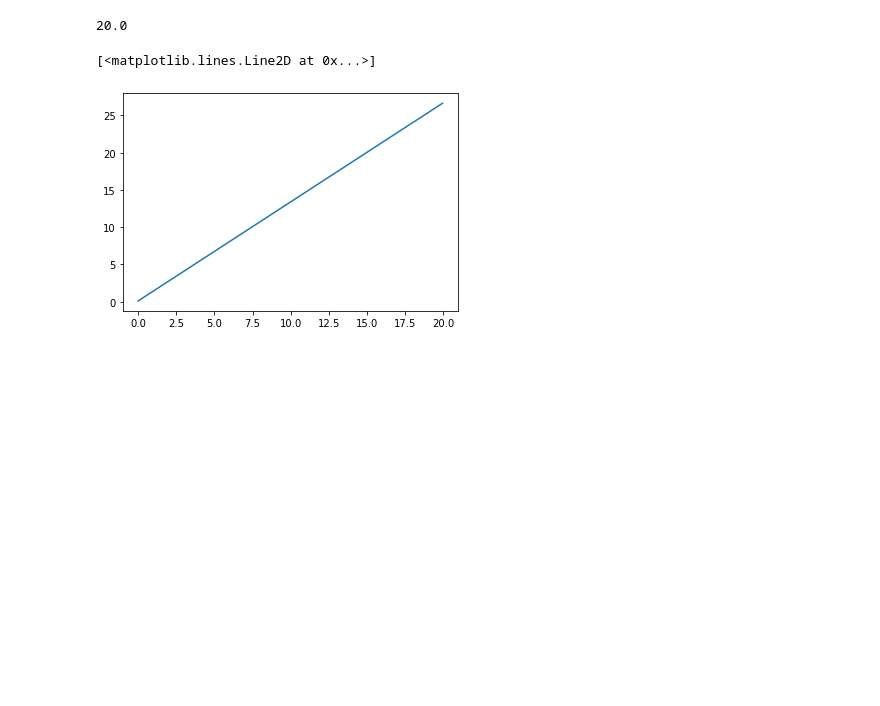
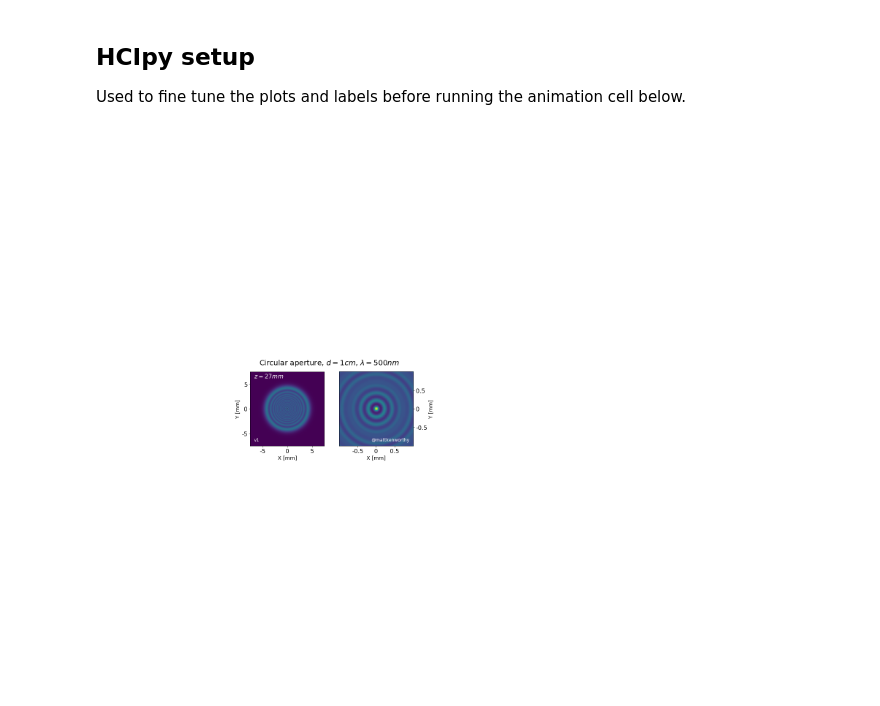
Before and after one commit to mkenworthy/astro_optics_animations, a Jupyter notebook: anim_near_and_far.ipynb, the cells around one changed output. Cells and saved outputs as stored; diff of their text form; code cells hidden in the pictures; blank space fills up the shorter version.

```diff
--- a/anim_near_and_far.ipynb
+++ b/anim_near_and_far.ipynb
@@ -41,14 +28,57 @@ plt.show()
-# %%
-
-dist = Stage()
-dist.add(Act(0.1, 26.7, 20))
-print(dist.total_time())
-
-
-t = np.arange(0,dist.total_time(),0.05)
-
-plt.plot(t, dist.t(t))
-# %% [output]
-20.0
-[<matplotlib.lines.Line2D at 0x...>]
-[figure, removed]
+# %% [markdown]
+## HCIpy setup
+
+Used to fine tune the plots and labels before running the animation cell below.
+# %%
+pupil_grid_2 = make_pupil_grid(1024, 0.015)
+aperture_2 = circular_aperture(0.01)(pupil_grid_2)
+
+fresnel_prop = FresnelPropagator(pupil_grid_2, 2)
+
+plt.figure(figsize=(8,4))
+
+wf = Wavefront(aperture_2, 500e-9)
+
+plt.cla()
+
+img = fresnel_prop(wf)
+
+plt.suptitle('Circular aperture, $d=1cm$, $\lambda=500nm$',fontsize=20)
+
+plt.subplot(1,2,1)
+
+imshow_field(img.intensity)
+plt.xticks(ticks=(-0.005,0,0.005), labels=(-5,0,5),fontsize=16)
+plt.yticks(ticks=(-0.005,0,0.005), labels=(-5,0,5),fontsize=16)
+
+plt.text(0.05,0.05,anim_version, fontsize=12, color='white',
+        horizontalalignment='left', verticalalignment='bottom',
+        transform=plt.gca().transAxes)
+
+plt.text(0.05,0.90,'$z={:.0f}mm$'.format(27.431), fontsize=16, color='white',
+        horizontalalignment='left', verticalalignment='bottom',
+        transform=plt.gca().transAxes)
+plt.xlabel('X [mm]',fontsize=14)
+plt.ylabel('Y [mm]',fontsize=14)
+
+# zoomed in version on right hand side
+plt.subplot(1,2,2)
+imshow_field(img.intensity)
+plt.xlim(-0.001, 0.001)
+plt.ylim(-0.001, 0.001)
+
+plt.gca().yaxis.tick_right()
+plt.gca().yaxis.set_label_position('right')
+
+plt.xticks(ticks=(-0.0005,0,0.0005), labels=(-0.5,0,0.5),fontsize=16)
+plt.yticks(ticks=(-0.0005,0,0.0005), labels=(-0.5,0,0.5),fontsize=16)
+plt.xlabel('X [mm]',fontsize=14)
+plt.ylabel('Y [mm]',fontsize=14)
+
+plt.text(0.95,0.05,"@mattkenworthy", fontsize=12, color='white',
+    horizontalalignment='right', verticalalignment='bottom',
+    transform=plt.gca().transAxes)
+
+plt.show()
+# %% [output]
+[figure, added]
```
Also changed, not shown: parts of 8 cells of this notebook, 1 other file.
